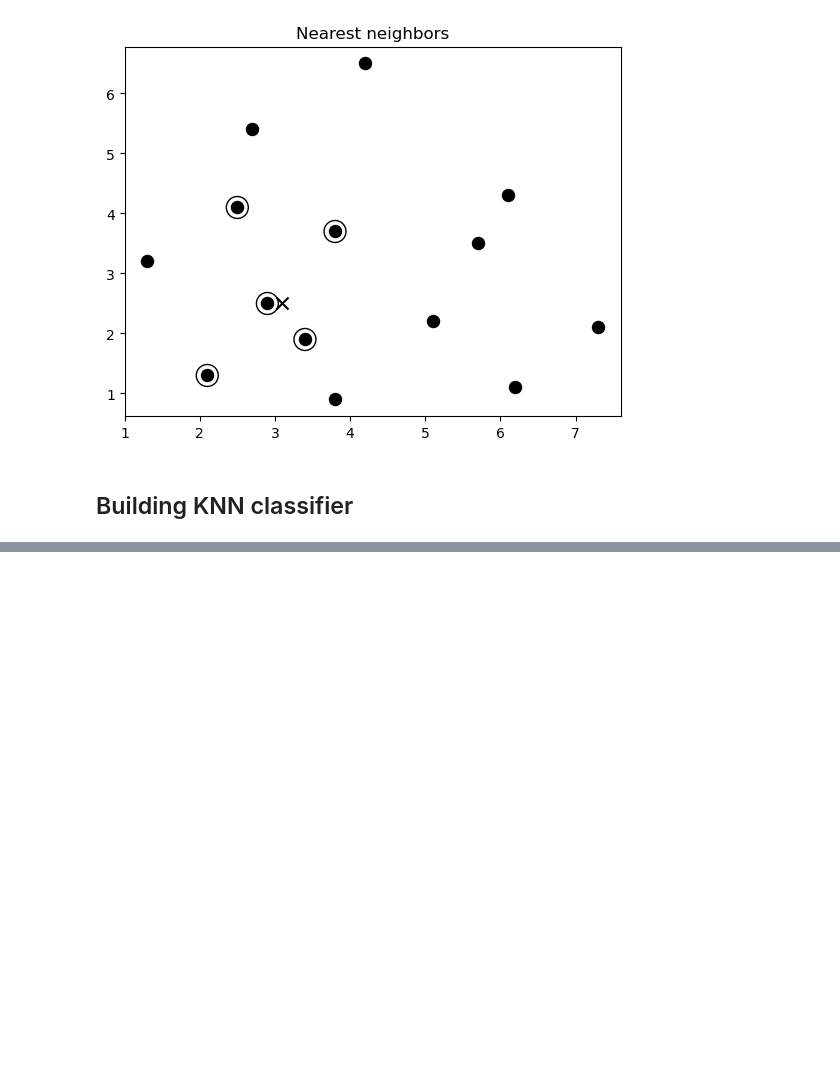
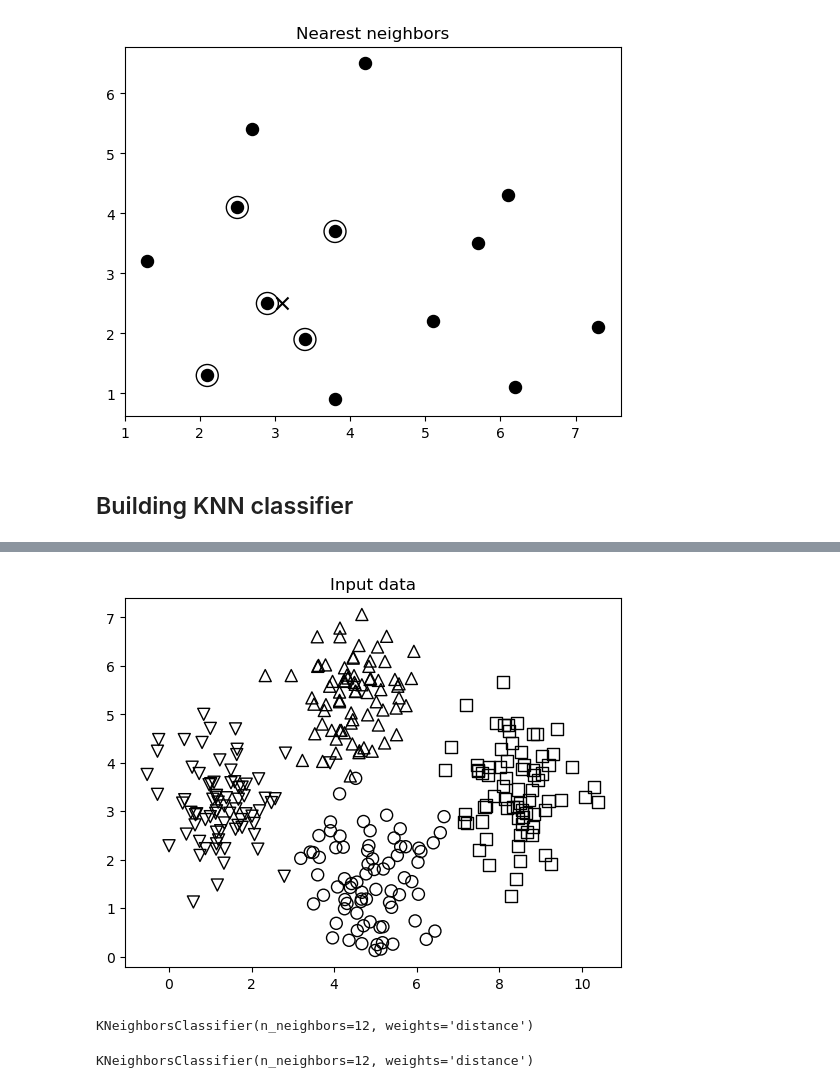
Before and after one commit to Amithmg6/project_recommand, a Jupyter notebook: aiwpy_chap5/pipeline_trainer_nb.ipynb, the cells around one changed output, grey strips where cells are left out. Saved outputs shown, nothing was run; the diff lists cells and outputs as text; code cells hidden in the pictures; blank space fills up the shorter version.

```diff
--- a/aiwpy_chap5/pipeline_trainer_nb.ipynb
+++ b/aiwpy_chap5/pipeline_trainer_nb.ipynb
@@ -174,0 +185,5 @@ plt.show()
+# %%
+# Load input data
+input_file = 'data.txt'
+data = np.loadtxt(input_file, delimiter=',')
+X, y = data[:, :-1], data[:, -1].astype(int)
@@ -174,0 +210,11 @@ plt.show()
+# %%
+# Plot input data
+plt.figure()
+plt.title('Input data')
+marker_shapes = 'v^os'
+mapper = [marker_shapes[i] for i in y]
+for i in range(X.shape[0]):
+    plt.scatter(X[i, 0], X[i, 1], marker=mapper[i],
+            s=75, edgecolors='black', facecolors='none')
+# %% [output]
+[figure, added]
@@ -174,0 +230,9 @@ plt.show()
+# %%
+print(classifier)
+# %% [output]
+KNeighborsClassifier(n_neighbors=12, weights='distance')
+# %%
+# Train the K Nearest Neighbours model
+classifier.fit(X, y)
+# %% [output]
+KNeighborsClassifier(n_neighbors=12, weights='distance')
```
Also changed, not shown: parts of 14 cells of this notebook, 1 other file.
